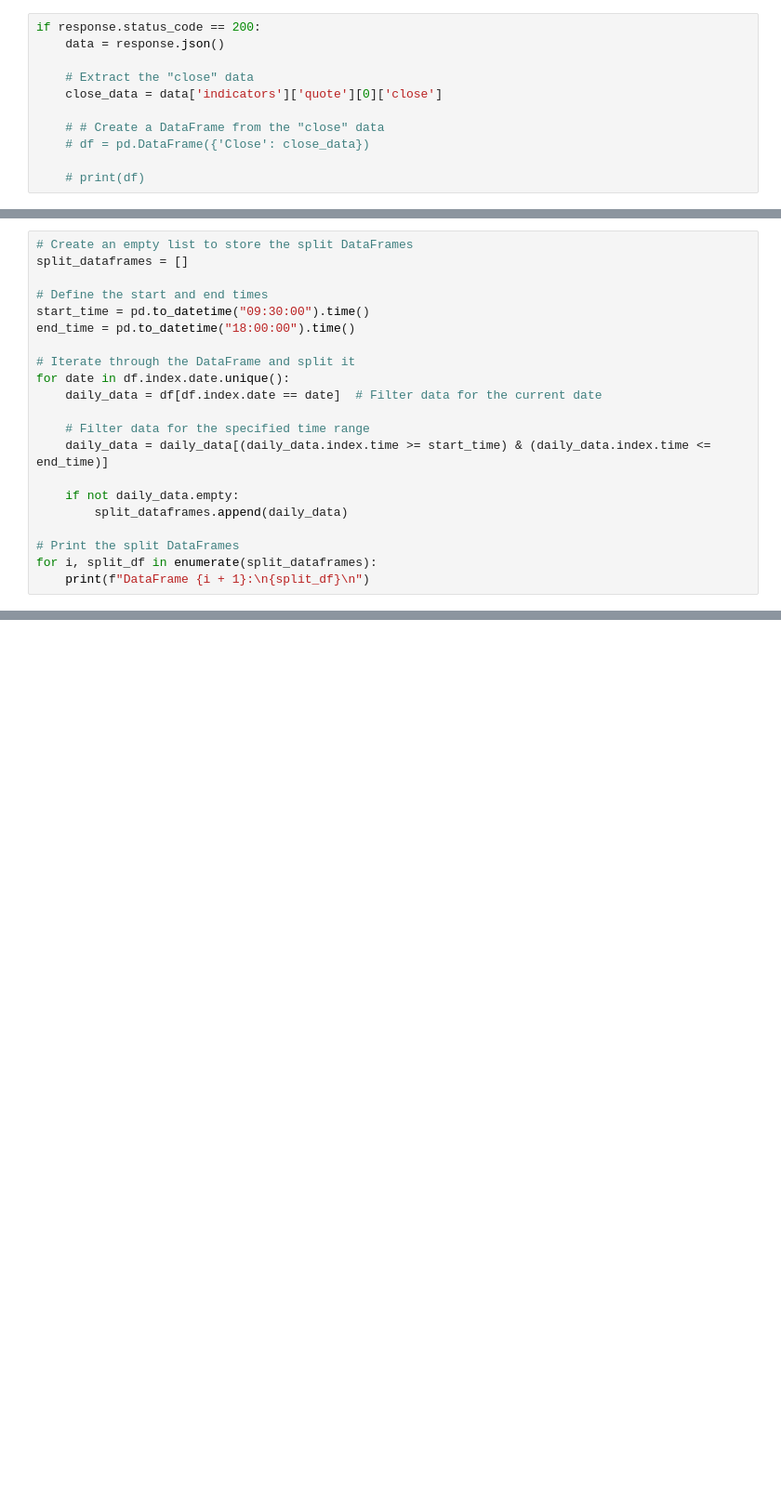
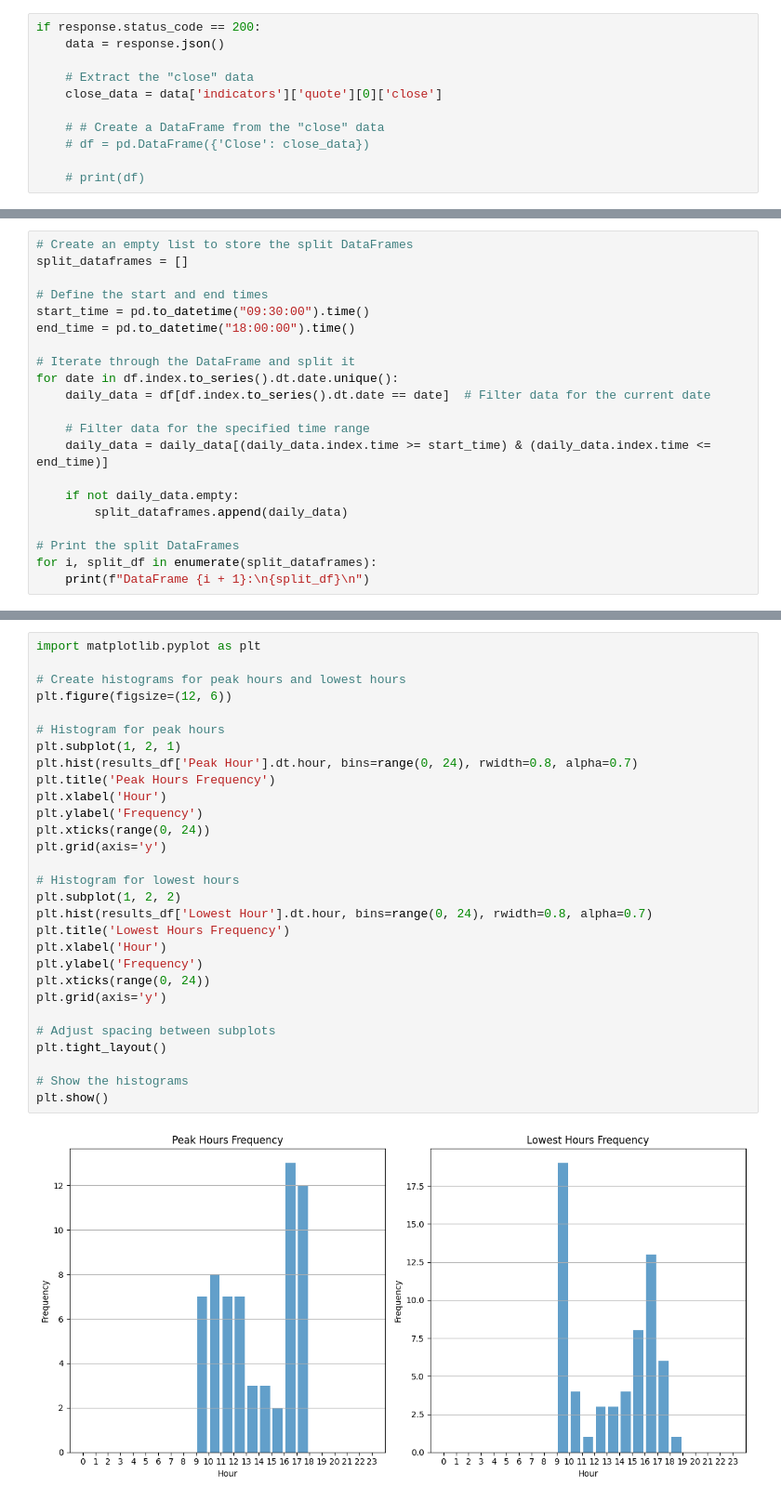
Before and after one commit to MarkovMarkowitz/MarkovMarkowitz, a Jupyter notebook: ON4_RapidAPI_YFinanceJSON_Read_Hourly_Data_v2.ipynb, the cells around one changed output, grey strips where cells are left out. Shown at 93% size. Drawn from its saved outputs; the diff is of its cells as text; blank space fills up the shorter version.

```diff
--- a/ON4_RapidAPI_YFinanceJSON_Read_Hourly_Data_v2.ipynb
+++ b/ON4_RapidAPI_YFinanceJSON_Read_Hourly_Data_v2.ipynb
@@ -60,8 +61,8 @@ start_time = pd.to_datetime("09:30:00").time()
 end_time = pd.to_datetime("18:00:00").time()
 
 # Iterate through the DataFrame and split it
-for date in df.index.date.unique():
-    daily_data = df[df.index.date == date]  # Filter data for the current date
+for date in df.index.to_series().dt.date.unique():
+    daily_data = df[df.index.to_series().dt.date == date]  # Filter data for the current date
 
     # Filter data for the specified time range
     daily_data = daily_data[(daily_data.index.time >= start_time) & (daily_data.index.time <= end_time)]
@@ -77,3 +179,34 @@ AttributeError: ignored
+# %%
+import matplotlib.pyplot as plt
+
+# Create histograms for peak hours and lowest hours
+plt.figure(figsize=(12, 6))
+
+# Histogram for peak hours
+plt.subplot(1, 2, 1)
+plt.hist(results_df['Peak Hour'].dt.hour, bins=range(0, 24), rwidth=0.8, alpha=0.7)
+plt.title('Peak Hours Frequency')
+plt.xlabel('Hour')
+plt.ylabel('Frequency')
+plt.xticks(range(0, 24))
+plt.grid(axis='y')
+
+# Histogram for lowest hours
+plt.subplot(1, 2, 2)
+plt.hist(results_df['Lowest Hour'].dt.hour, bins=range(0, 24), rwidth=0.8, alpha=0.7)
+plt.title('Lowest Hours Frequency')
+plt.xlabel('Hour')
+plt.ylabel('Frequency')
+plt.xticks(range(0, 24))
+plt.grid(axis='y')
+
+# Adjust spacing between subplots
+plt.tight_layout()
+
+# Show the histograms
+plt.show()
+# %% [output]
+[figure, added]
 # %%
 # ///////////////////////////////////////////////////////////
 # FUNCTIONS FOR ALPHA VANTAGE
```
Also changed, not shown: parts of 6 cells of this notebook.
